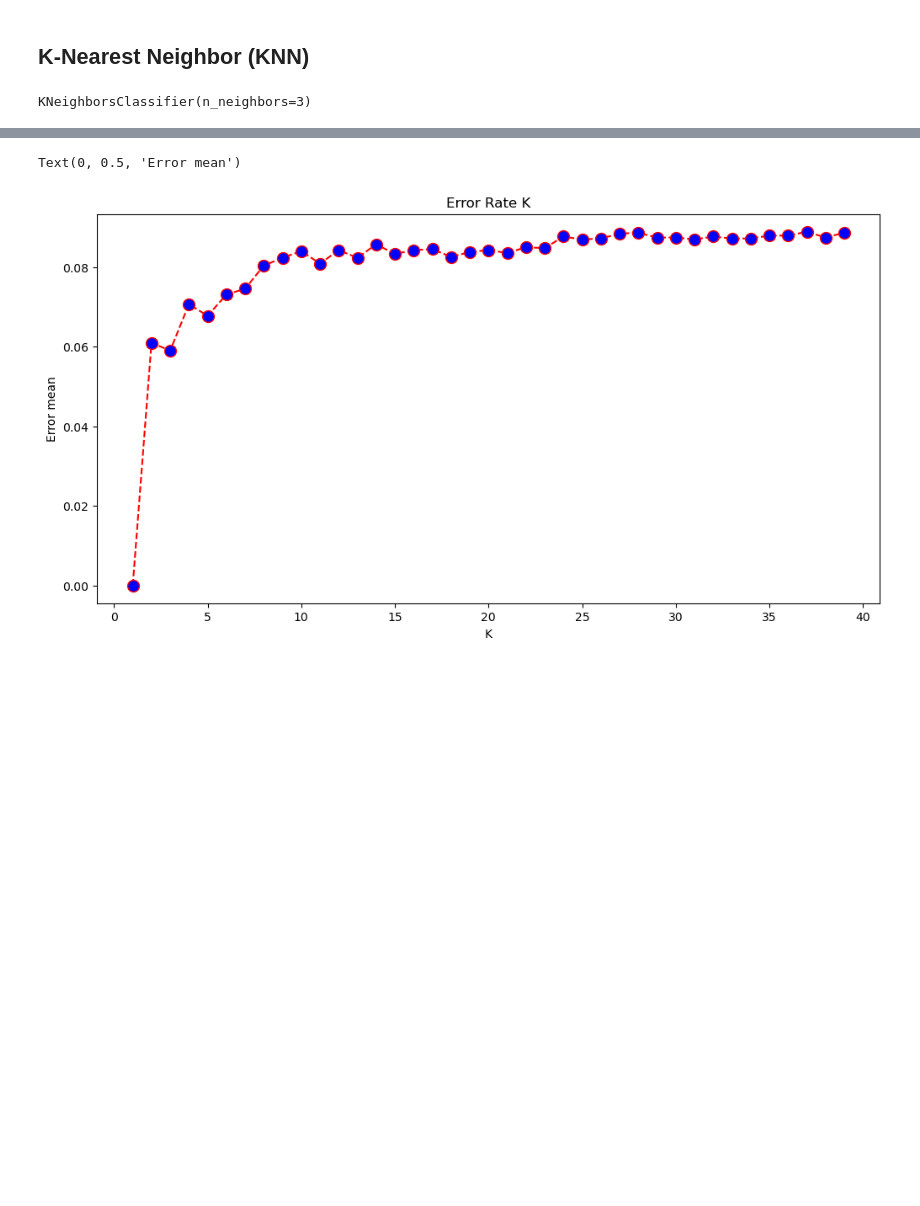
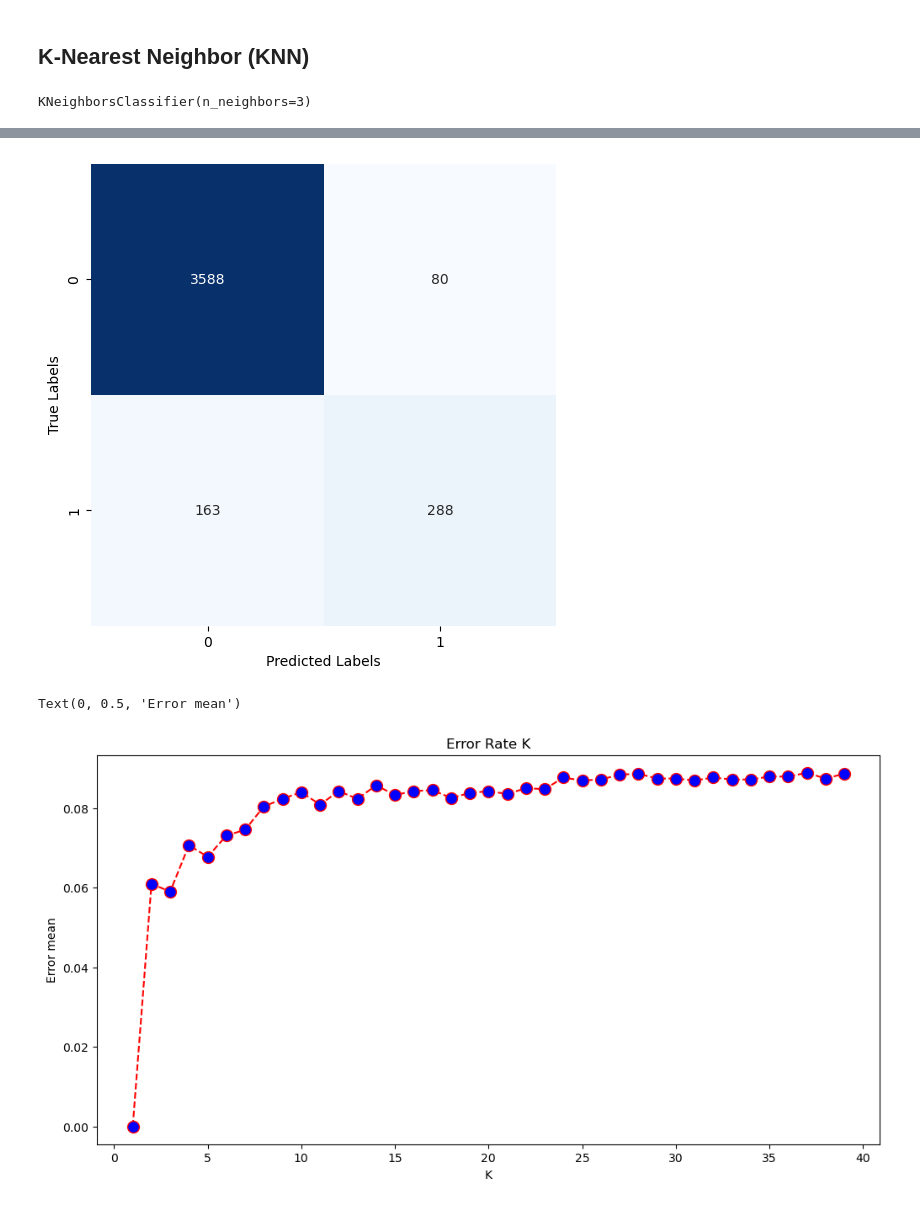
Before and after one commit to mastirt/H8_5_Batch, a Jupyter notebook: Assignment Python/PYTN_Assgn_3_5_Mahesa Tirta Panjalu.ipynb, the cells around one changed output, grey strips where cells are left out. Saved outputs shown, nothing was run; the diff lists cells and outputs as text; code cells hidden in the pictures; blank space fills up the shorter version.

```diff
--- a/Assignment Python/PYTN_Assgn_3_5_Mahesa Tirta Panjalu.ipynb
+++ b/Assignment Python/PYTN_Assgn_3_5_Mahesa Tirta Panjalu.ipynb
@@ -742,0 +1032,4 @@ y_test = bank_add_clear['y']
+# %%
+# menjalankan fungsi input_unknown
+bank_clear = input_unknown(bank)
+bank_clear.head()
@@ -742,0 +1043,9 @@ y_test = bank_add_clear['y']
+# %%
+# Melakukan Encoding terhadap kolom kategori
+categorical_columns = ['job', 'marital', 'education', 'default', 'housing', 'loan', 'contact', 'month', 'poutcome', 'y']
+
+label_encoder = LabelEncoder()
+for col in categorical_columns:
+    bank_clear[col] = label_encoder.fit_transform(bank_clear[col])
+
+bank_clear.head()
@@ -742,0 +1079,4 @@ y_test = bank_add_clear['y']
+# %%
+# Membagi kolom fitur_test dan target_test untuk melakukan testing  model machine learning
+fitur_test = bank_clear.drop(columns='y')
+target_test = bank_clear['y']
@@ -742,0 +1099,3 @@ y_test = bank_add_clear['y']
+# %%
+#Melakukan standarisai skalar
+fitur_test_scl = scaler.fit_transform(fitur_test)
@@ -800 +1191,11 @@ weighted avg       0.94      0.94      0.94      4119
+# %%
+# Buat matriks konfusi dari hasil prediksi testing model machine learning
+cm = confusion_matrix(y_test, y_knn_pred)
+plt.figure(figsize=(6, 6))
+sns.heatmap(cm, annot=True, fmt='d', cmap='Blues', cbar=False)
+plt.xlabel('Predicted Labels')
+plt.ylabel('True Labels')
+plt.show()
+# %% [output]
+[figure, added]
 # %%
```
Also changed, not shown: parts of 114 cells of this notebook.
